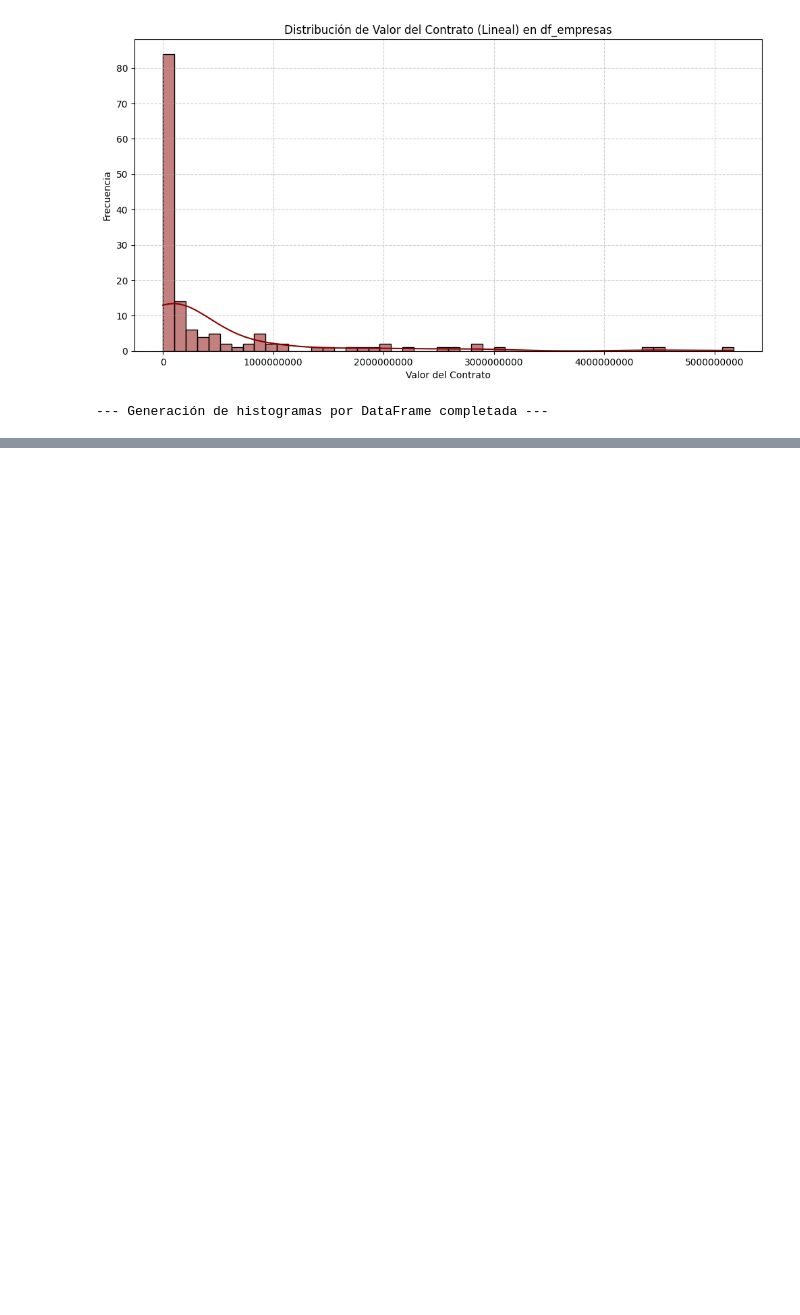
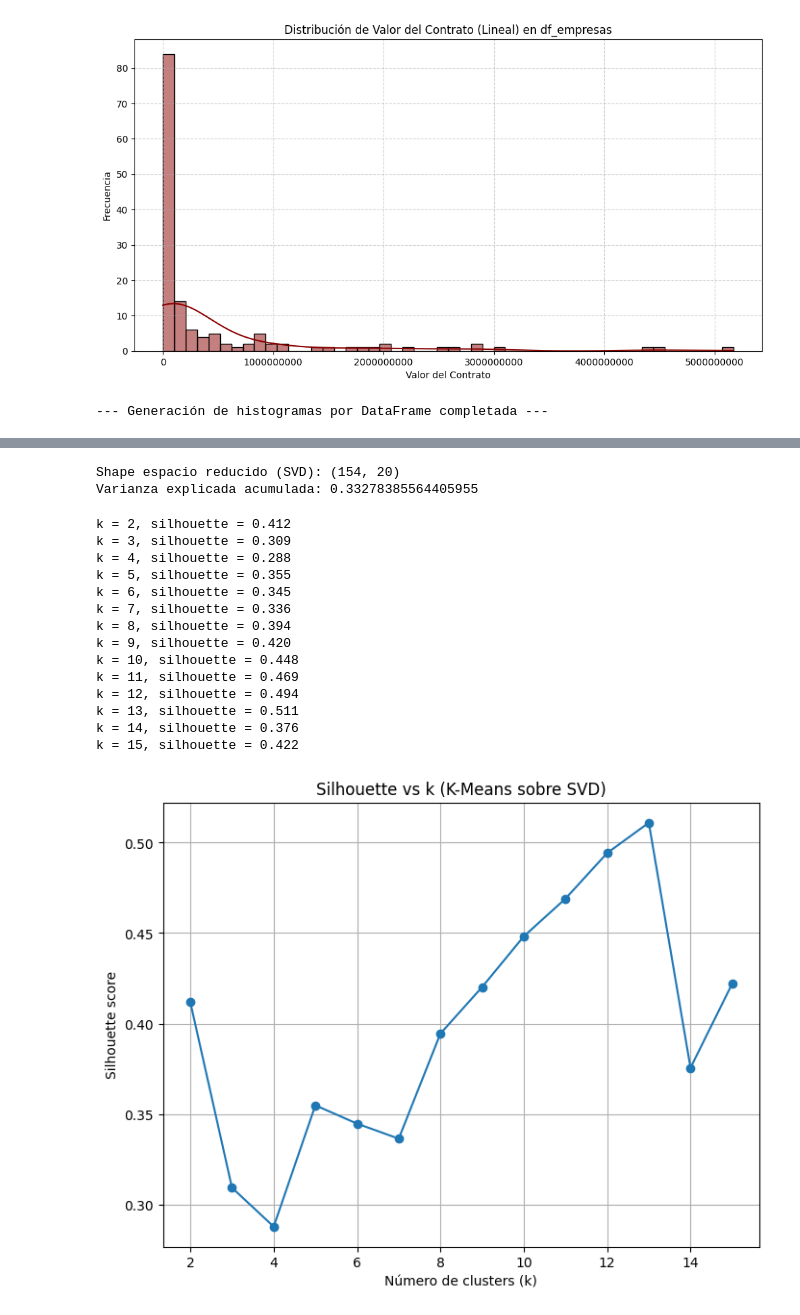
Before and after one commit to estebanoli8/secop_valle_mujer, a Jupyter notebook: no_supervisado_secop_mujer_valle.ipynb, the cells around one changed output, grey strips where cells are left out. Cells and saved outputs as stored; diff of their text form; code cells hidden in the pictures; blank space fills up the shorter version.

```diff
--- a/no_supervisado_secop_mujer_valle.ipynb
+++ b/no_supervisado_secop_mujer_valle.ipynb
@@ -895,0 +1264,54 @@ En adelante analizaremos los 2 data set df_empresas y df_ps (o prestadores de se
+# %%
+# ============================================
+# BLOQUE 4: Reducción de dimensión (SVD 20D)
+# ============================================
+
+n_componentes = 20  # ajustable; para 154 contratos, 20 es razonable
+
+svd = TruncatedSVD(n_components=n_componentes, random_state=42)
+X_svd = svd.fit_transform(X_tfidf)
+
+print("Shape espacio reducido (SVD):", X_svd.shape)
+print("Varianza explicada acumulada:", svd.explained_variance_ratio_.sum())
+# %% [output]
+Shape espacio reducido (SVD): (154, 20)
+Varianza explicada acumulada: 0.33278385564405955
+# %%
+# ==================================================
+# BLOQUE 5: Silhouette para elegir número de clusters
+# ==================================================
+
+range_k = range(2, 16)  # probamos k de 2 a 8
+sil_scores = []
+
+for k in range_k:
+    kmeans = KMeans(n_clusters=k, random_state=42, n_init=10)
+    labels = kmeans.fit_predict(X_svd)  # clustering en espacio reducido
+    score = silhouette_score(X_svd, labels)
+    sil_scores.append(score)
+    print(f"k = {k}, silhouette = {score:.3f}")
+
+# Gráfica Silhouette vs k
+plt.figure()
+plt.plot(list(range_k), sil_scores, marker="o")
+plt.xlabel("Número de clusters (k)")
+plt.ylabel("Silhouette score")
+plt.title("Silhouette vs k (K-Means sobre SVD)")
+plt.grid(True)
+plt.show()
+# %% [output]
+k = 2, silhouette = 0.412
+k = 3, silhouette = 0.309
+k = 4, silhouette = 0.288
+k = 5, silhouette = 0.355
+k = 6, silhouette = 0.345
+k = 7, silhouette = 0.336
+k = 8, silhouette = 0.394
+k = 9, silhouette = 0.420
+k = 10, silhouette = 0.448
+k = 11, silhouette = 0.469
+k = 12, silhouette = 0.494
+k = 13, silhouette = 0.511
+k = 14, silhouette = 0.376
+k = 15, silhouette = 0.422
+[figure, added]
```
Also changed, not shown: parts of 28 cells of this notebook.
